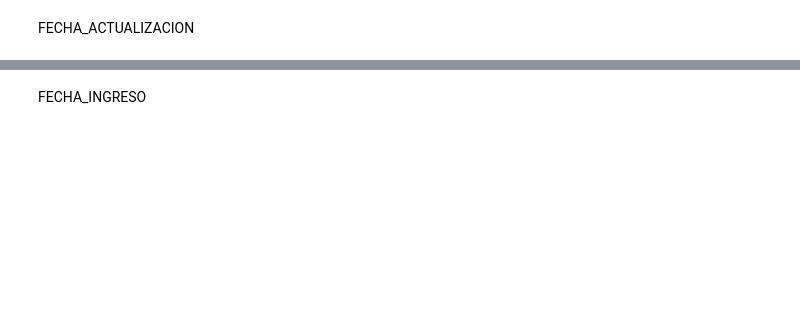
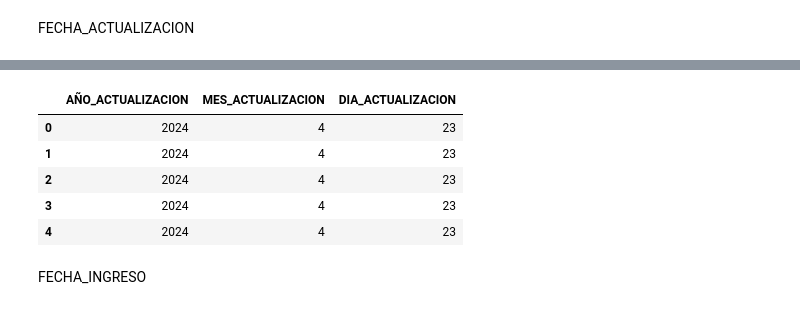
Before and after one commit to VesnaPivac/ML_COVID19-Mexico, a Jupyter notebook: src/features/build_features.ipynb, the cells around one changed output, grey strips where cells are left out. Saved outputs shown, nothing was run; the diff lists cells and outputs as text; code cells hidden in the pictures; blank space fills up the shorter version.

```diff
--- a/src/features/build_features.ipynb
+++ b/src/features/build_features.ipynb
@@ -117,0 +141,3 @@ Más adelante va a ser necesario manipular las columnas con fechas (FECHA_INGRES
+# %%
+# Creamos una copia de nuestro Dataframe sin la variable objetivo
+df_transformed = df_filtered.copy()
@@ -117,0 +148,7 @@ Más adelante va a ser necesario manipular las columnas con fechas (FECHA_INGRES
+# %%
+# Extraer año, mes y día como nuevas columnas
+df_transformed['DEFUNCION'] = (df_transformed['FECHA_DEF'] != '9999-99-99').astype(int)
+# Mapeamos los valores 0 a 2 para que coincida con el catálogo SI_NO
+df_transformed['DEFUNCION'].replace({0: 2}, inplace=True)
+# Eliminar la columna original
+df_transformed = df_transformed.drop(columns='FECHA_DEF', axis=1)
@@ -118,2 +157,4 @@ Más adelante va a ser necesario manipular las columnas con fechas (FECHA_INGRES
+# %%
+df_transformed = df_transformed.drop('ID_REGISTRO', axis=1)
 # %% [markdown]
 ### Conversión de columnas con fechas
@@ -125,9 +175,19 @@ FECHA_ACTUALIZACION
 # %%
 # Extraer año, mes y día como nuevas columnas
-df_converted['AÑO_ACTUALIZACION'] = pd.to_datetime(df_converted['FECHA_ACTUALIZACION']).dt.year
-df_converted['MES_ACTUALIZACION'] = pd.to_datetime(df_converted['FECHA_ACTUALIZACION']).dt.month
-df_converted['DIA_ACTUALIZACION'] = pd.to_datetime(df_converted['FECHA_ACTUALIZACION']).dt.day
+df_transformed['AÑO_ACTUALIZACION'] = pd.to_datetime(df_transformed['FECHA_ACTUALIZACION']).dt.year
+df_transformed['MES_ACTUALIZACION'] = pd.to_datetime(df_transformed['FECHA_ACTUALIZACION']).dt.month
+df_transformed['DIA_ACTUALIZACION'] = pd.to_datetime(df_transformed['FECHA_ACTUALIZACION']).dt.day
 # Eliminar la columna original
-df_converted = df_converted.drop(columns='FECHA_ACTUALIZACION', axis=1)
+df_transformed = df_transformed.drop(columns='FECHA_ACTUALIZACION', axis=1)
+# %%
+# Inspeccionar las nuevas columnas
+df_transformed[['AÑO_ACTUALIZACION', 'MES_ACTUALIZACION', 'DIA_ACTUALIZACION']].head()
+# %% [output]
+|  | AÑO_ACTUALIZACION | MES_ACTUALIZACION | DIA_ACTUALIZACION |
+| 0 | 2024 | 4 | 23 |
+| 1 | 2024 | 4 | 23 |
+| 2 | 2024 | 4 | 23 |
+| 3 | 2024 | 4 | 23 |
+| 4 | 2024 | 4 | 23 |
 # %% [markdown]
 FECHA_INGRESO
```
Also changed, not shown: parts of 72 cells of this notebook.
